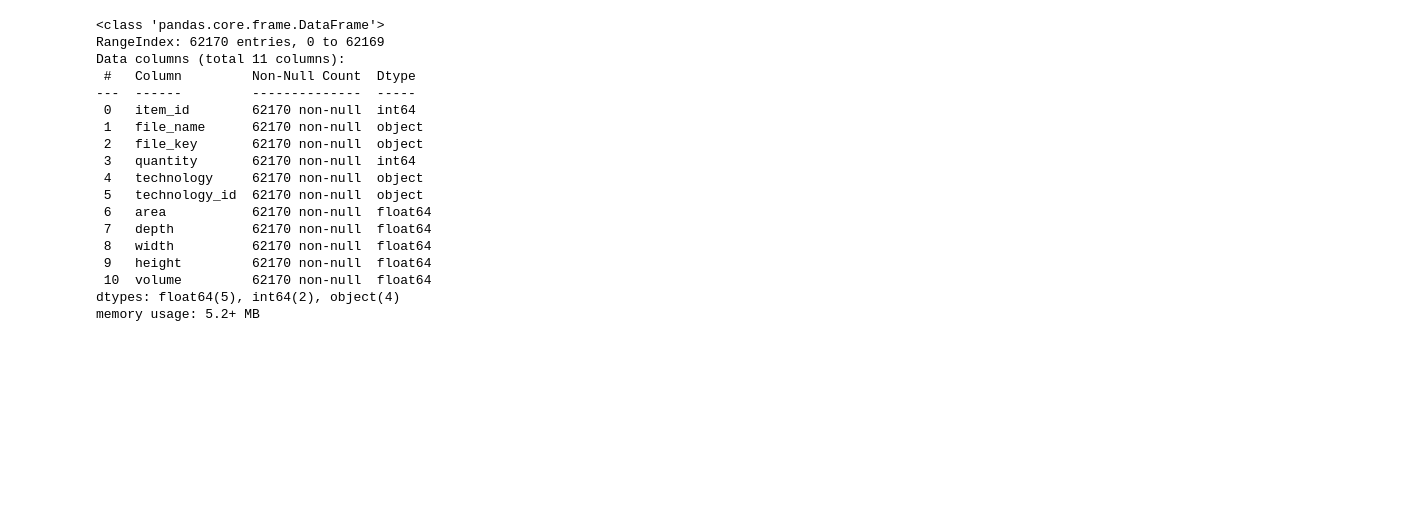
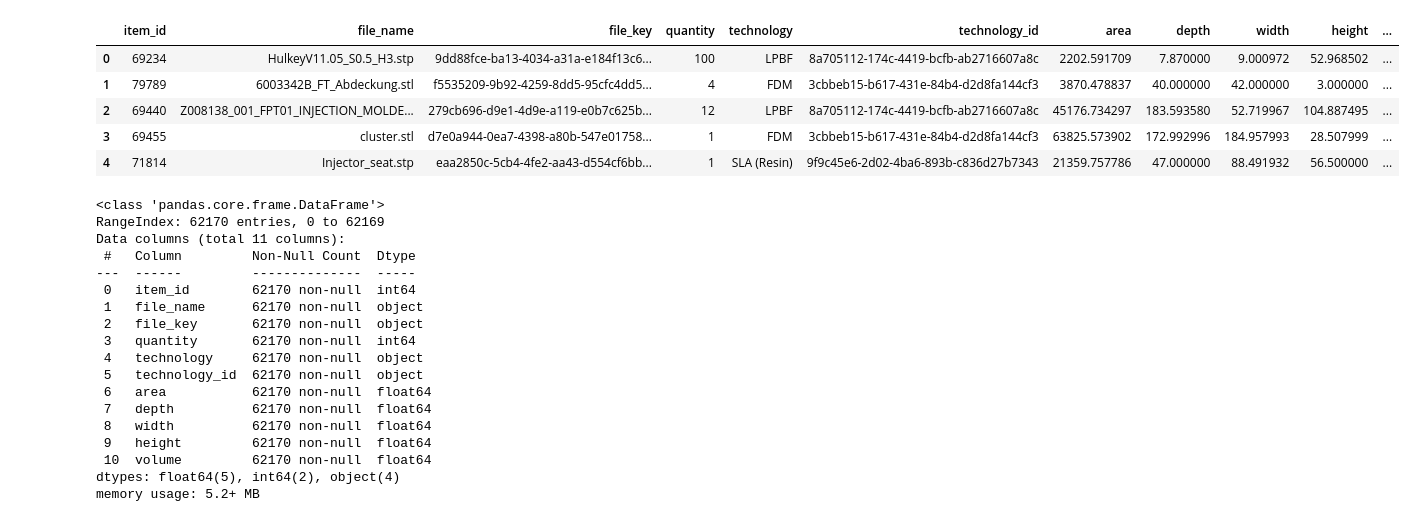
Before and after one commit to ml-phan/manufacturing-tech-gnn, a Jupyter notebook: baseline_model.ipynb, the cells around one changed output. Cells and saved outputs as stored; diff of their text form; code cells hidden in the pictures; blank space fills up the shorter version.

```diff
--- a/baseline_model.ipynb
+++ b/baseline_model.ipynb
@@ -12,6 +12,15 @@ from sklearn.utils.class_weight import compute_sample_weight
 from xgboost import XGBClassifier
 # %%
 df = pd.read_csv("./data/item_data.csv", index_col=0)
+# %%
+df.head()
+# %% [output]
+|  | item_id | file_name | file_key | quantity | technology | technology_id | area | depth | width | height | ... |
+| 0 | 69234 | HulkeyV11.05_S0.5_H3.stp | 9dd88fce-ba13-4034-a31a-e184f13c6... | 100 | LPBF | 8a705112-174c-4419-bcfb-ab2716607a8c | 2202.591709 | 7.870000 | 9.000972 | 52.968502 | ... |
+| 1 | 79789 | 6003342B_FT_Abdeckung.stl | f5535209-9b92-4259-8dd5-95cfc4dd5... | 4 | FDM | 3cbbeb15-b617-431e-84b4-d2d8fa144cf3 | 3870.478837 | 40.000000 | 42.000000 | 3.000000 | ... |
+| 2 | 69440 | Z008138_001_FPT01_INJECTION_MOLDE... | 279cb696-d9e1-4d9e-a119-e0b7c625b... | 12 | LPBF | 8a705112-174c-4419-bcfb-ab2716607a8c | 45176.734297 | 183.593580 | 52.719967 | 104.887495 | ... |
+| 3 | 69455 | cluster.stl | d7e0a944-0ea7-4398-a80b-547e01758... | 1 | FDM | 3cbbeb15-b617-431e-84b4-d2d8fa144cf3 | 63825.573902 | 172.992996 | 184.957993 | 28.507999 | ... |
+| 4 | 71814 | Injector_seat.stp | eaa2850c-5cb4-4fe2-aa43-d554cf6bb... | 1 | SLA (Resin) | 9f9c45e6-2d02-4ba6-893b-c836d27b7343 | 21359.757786 | 47.000000 | 88.491932 | 56.500000 | ... |
 # %%
 df_step = df[df["file_key"].str.lower().str.endswith(("step", "stp"))]
 # %%
```
Also changed, not shown: parts of 13 cells of this notebook, 6 other files.
